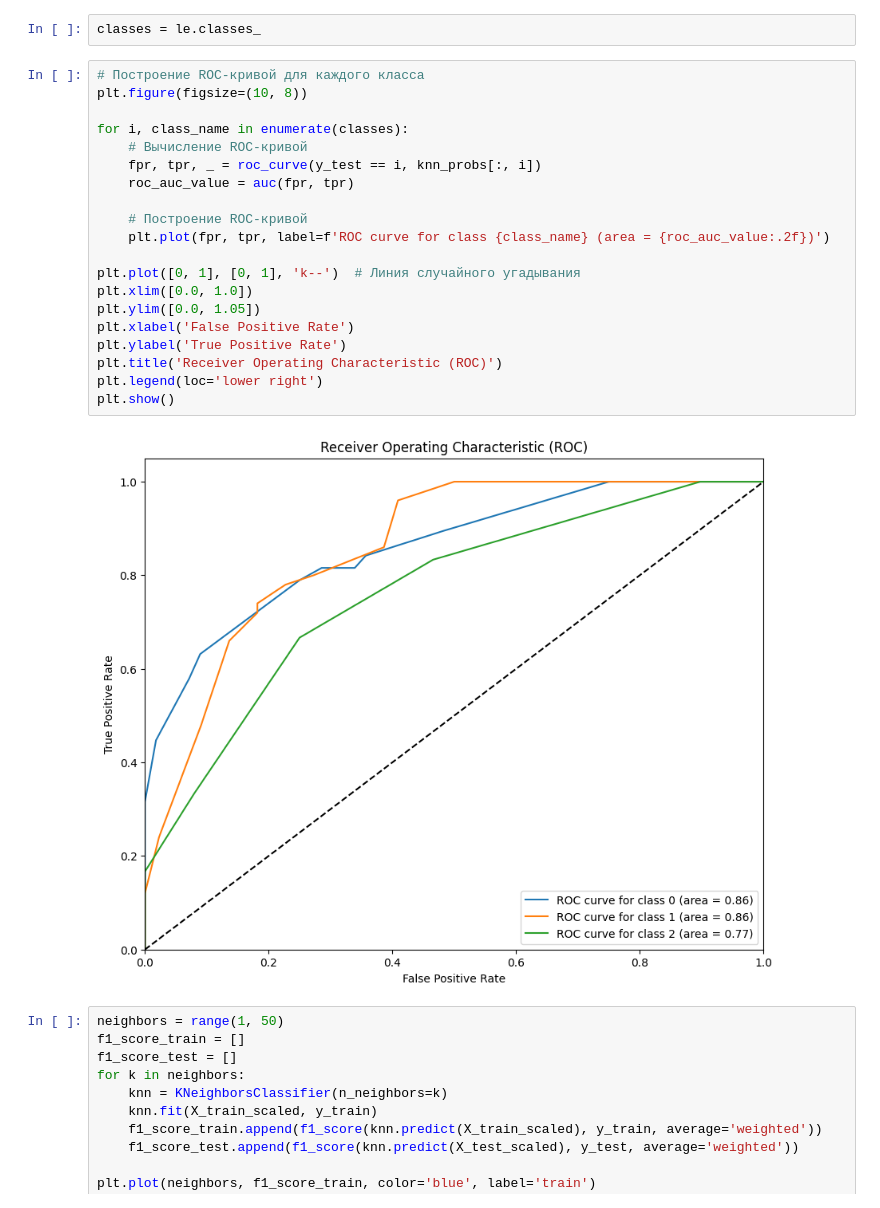
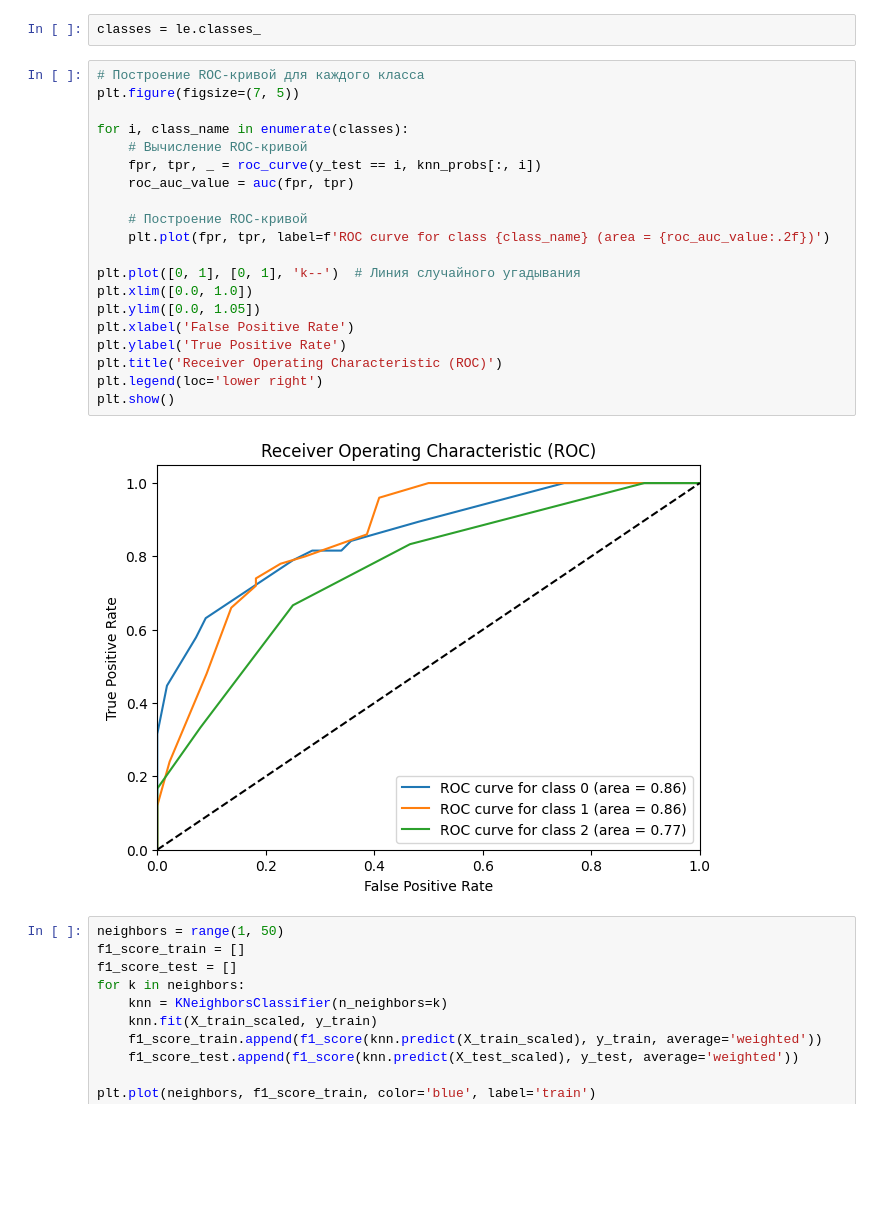
Before and after one commit to nmzaki/OTUS_ML_042024, a Jupyter notebook: PROJECT_WORK/PROJECT_Cirrhosis_Prediction.ipynb, the cells around one changed output. Saved outputs shown, nothing was run; the diff lists cells and outputs as text; blank space fills up the shorter version.

```diff
--- a/PROJECT_WORK/PROJECT_Cirrhosis_Prediction.ipynb
+++ b/PROJECT_WORK/PROJECT_Cirrhosis_Prediction.ipynb
@@ -676,26 +677,26 @@ df['Status'] = le.fit_transform(df['Status'])
 classes = le.classes_
 # %%
 # Построение ROC-кривой для каждого класса
-plt.figure(figsize=(10, 8))
+plt.figure(figsize=(7, 5))
 
 for i, class_name in enumerate(classes):
     # Вычисление ROC-кривой
     fpr, tpr, _ = roc_curve(y_test == i, knn_probs[:, i])
     roc_auc_value = auc(fpr, tpr)
 
     # Построение ROC-кривой
     plt.plot(fpr, tpr, label=f'ROC curve for class {class_name} (area = {roc_auc_value:.2f})')
 
 plt.plot([0, 1], [0, 1], 'k--')  # Линия случайного угадывания
 plt.xlim([0.0, 1.0])
 plt.ylim([0.0, 1.05])
 plt.xlabel('False Positive Rate')
 plt.ylabel('True Positive Rate')
 plt.title('Receiver Operating Characteristic (ROC)')
 plt.legend(loc='lower right')
 plt.show()
 # %% [output]
-[figure, old version]
+[figure, new version]
 # %%
 neighbors = range(1, 50)
 f1_score_train = []
```
Also changed, not shown: parts of 36 cells of this notebook, 3 other files.
